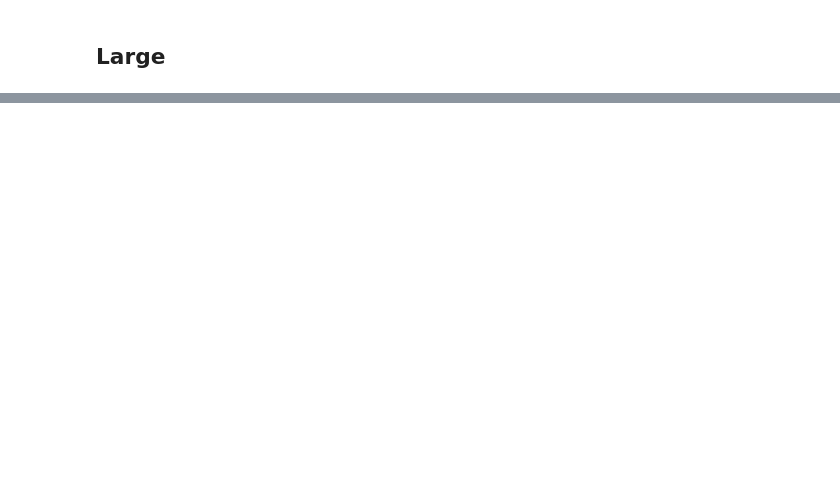
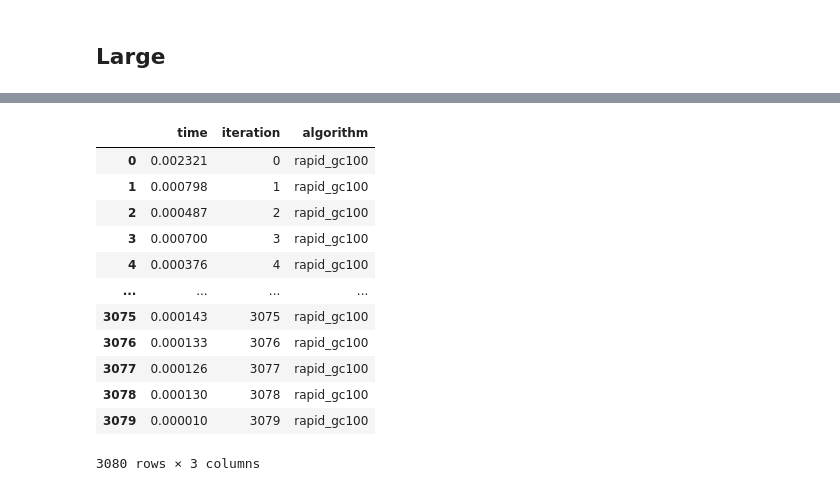
Before and after one commit to alimanfoo/anjl, a Jupyter notebook: notebooks/bench.ipynb, the cells around one changed output, grey strips where cells are left out. Cells and saved outputs as stored; diff of their text form; code cells hidden in the pictures; blank space fills up the shorter version.

```diff
--- a/notebooks/bench.ipynb
+++ b/notebooks/bench.ipynb
@@ -79,9 +130,23 @@ df_canonical
 # %%
-df_rapid = pd.DataFrame(
+df_rapid_gc100 = pd.DataFrame(
     {
-        "time": timings_rapid,
-        "iteration": np.arange(len(timings_rapid)),
-        "algorithm": "rapid",
+        "time": timings_rapid_gc100,
+        "iteration": np.arange(len(timings_rapid_gc100)),
+        "algorithm": "rapid_gc100",
     }
 )
-df_rapid
+df_rapid_gc100
+# %% [output]
+|  | time | iteration | algorithm |
+| 0 | 0.002321 | 0 | rapid_gc100 |
+| 1 | 0.000798 | 1 | rapid_gc100 |
+| 2 | 0.000487 | 2 | rapid_gc100 |
+| 3 | 0.000700 | 3 | rapid_gc100 |
+| 4 | 0.000376 | 4 | rapid_gc100 |
+| ... | ... | ... | ... |
+| 3075 | 0.000143 | 3075 | rapid_gc100 |
+| 3076 | 0.000133 | 3076 | rapid_gc100 |
+| 3077 | 0.000126 | 3077 | rapid_gc100 |
+| 3078 | 0.000130 | 3078 | rapid_gc100 |
+| 3079 | 0.000010 | 3079 | rapid_gc100 |
+3080 rows × 3 columns
```
Also changed, not shown: parts of 17 cells of this notebook, 1 other file.
